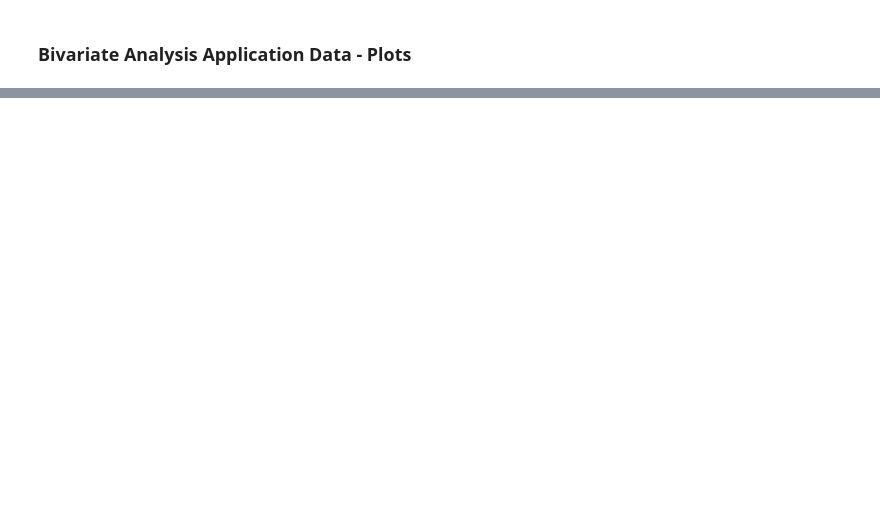
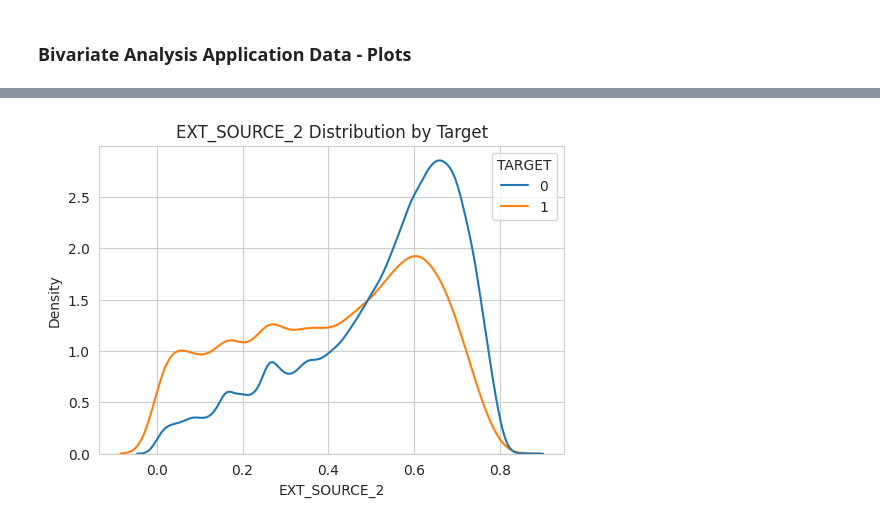
Before and after one commit to A-Knee09/Credit-Risk-Analysis, a Jupyter notebook: Credit_Risk_Analysis.ipynb, the cells around one changed output, grey strips where cells are left out. Saved outputs shown, nothing was run; the diff lists cells and outputs as text; code cells hidden in the pictures; blank space fills up the shorter version.

```diff
--- a/Credit_Risk_Analysis.ipynb
+++ b/Credit_Risk_Analysis.ipynb
@@ -348,0 +405,14 @@ plot_hist(hist_cols)
+# %%
+plt.figure(figsize=(6,4))
+
+sns.kdeplot(
+    data=app_data,
+    x="EXT_SOURCE_2",
+    hue="TARGET",
+    common_norm=False
+)
+
+plt.title("EXT_SOURCE_2 Distribution by Target")
+plt.show()
+# %% [output]
+[figure, added]
```
Also changed, not shown: parts of 32 cells of this notebook.
